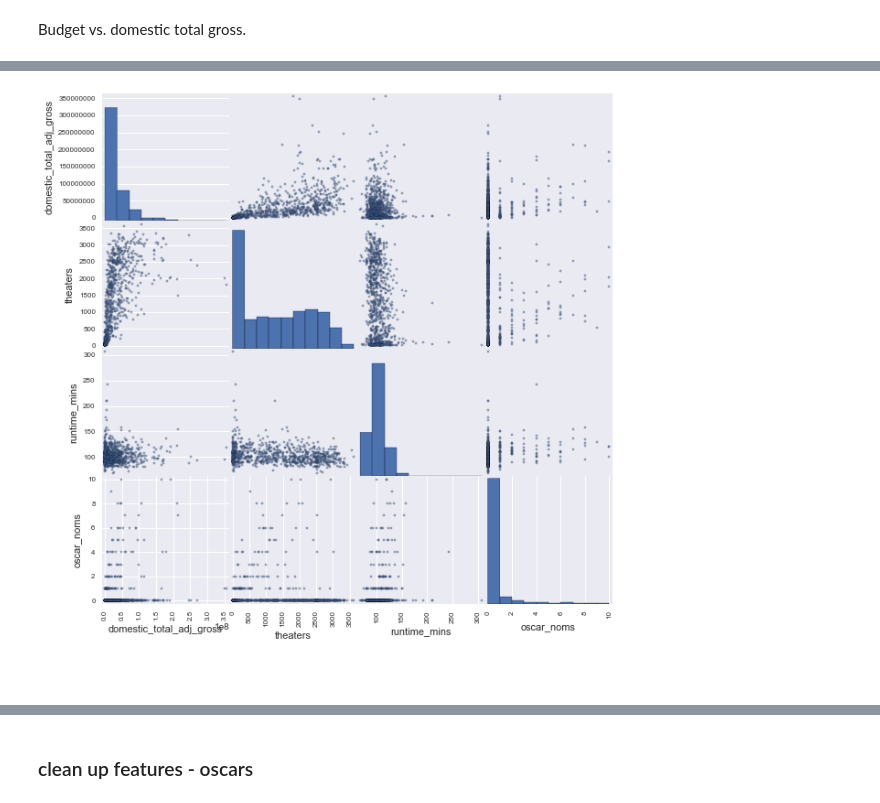
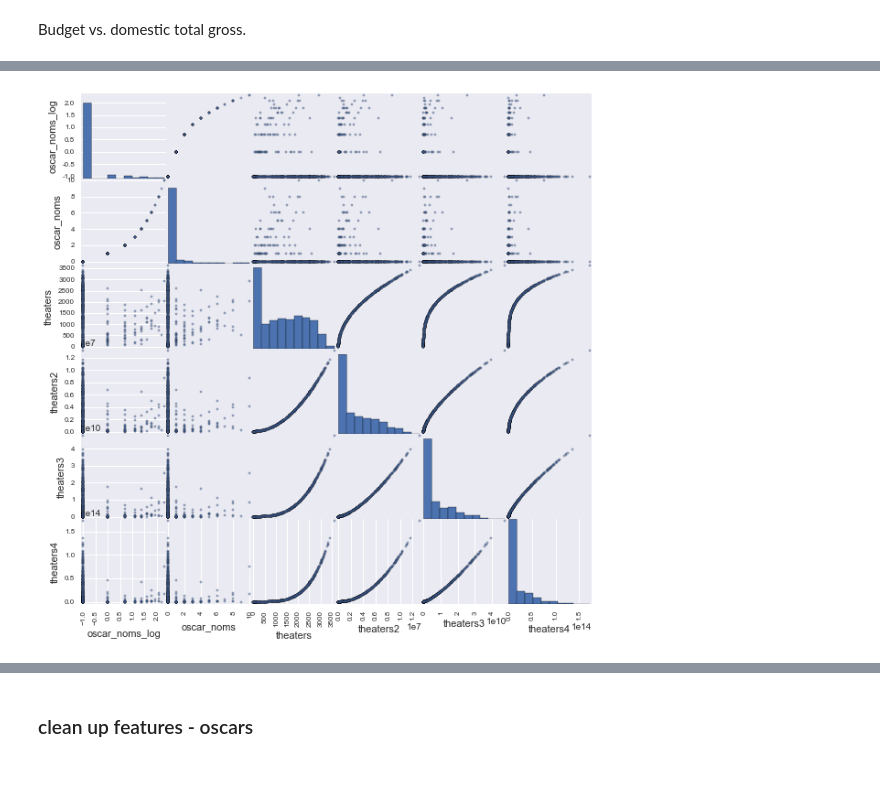
Before and after one commit to dianalam/movie-predictor, a Jupyter notebook: luther-analysis.ipynb, the cells around one changed output, grey strips where cells are left out. Saved outputs shown, nothing was run; the diff lists cells and outputs as text; code cells hidden in the pictures; blank space fills up the shorter version.

```diff
--- a/luther-analysis.ipynb
+++ b/luther-analysis.ipynb
@@ -343,10 +333,8 @@ plt.show()
 # %%
-# plot dom total adj gross vs features
-features = ['domestic_total_adj_gross', 'clean_rating', 'theaters', 'new_genre', 'runtime_mins', 'season', 'oscar_noms']
+# plot oscar noms vs. theaters
+features = ['oscar_noms_log', 'oscar_noms', 'theaters', 'theaters2', 'theaters3', 'theaters4']
 
 scatter_matrix(train[features], figsize = (10, 10), alpha = 0.5, diagonal='hist')
 plt.show()
 # %% [output]
-[figure, old version]
+[figure, new version]
-# %% [markdown]
-###
```
Also changed, not shown: parts of 84 cells of this notebook.
